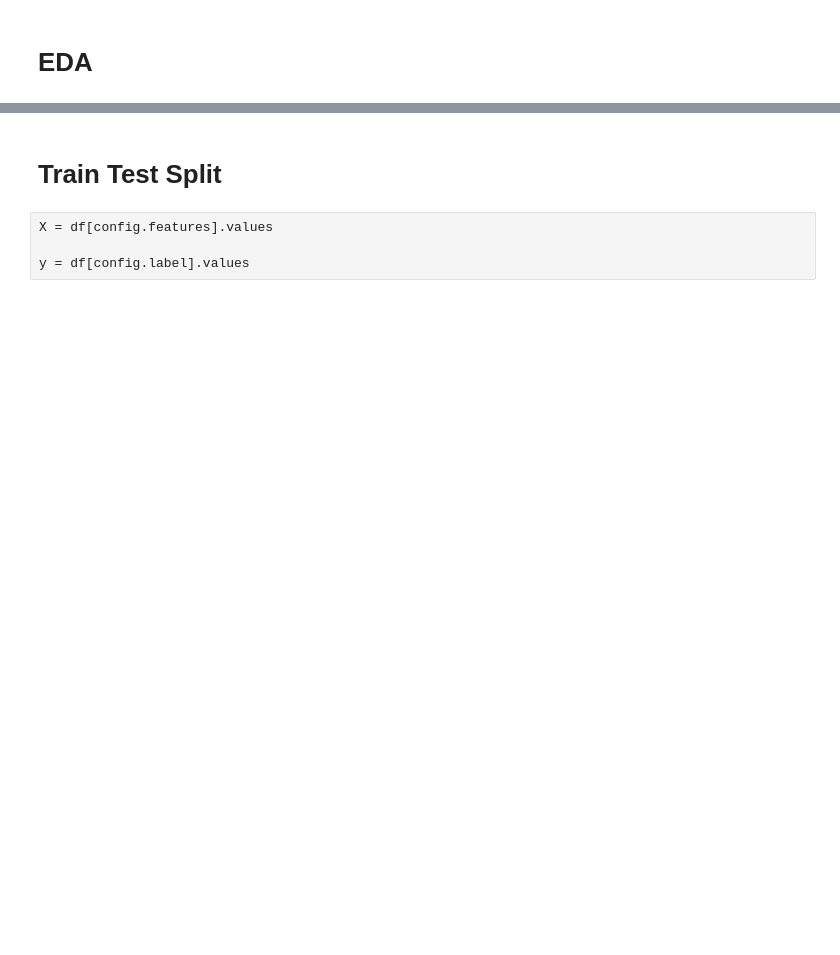
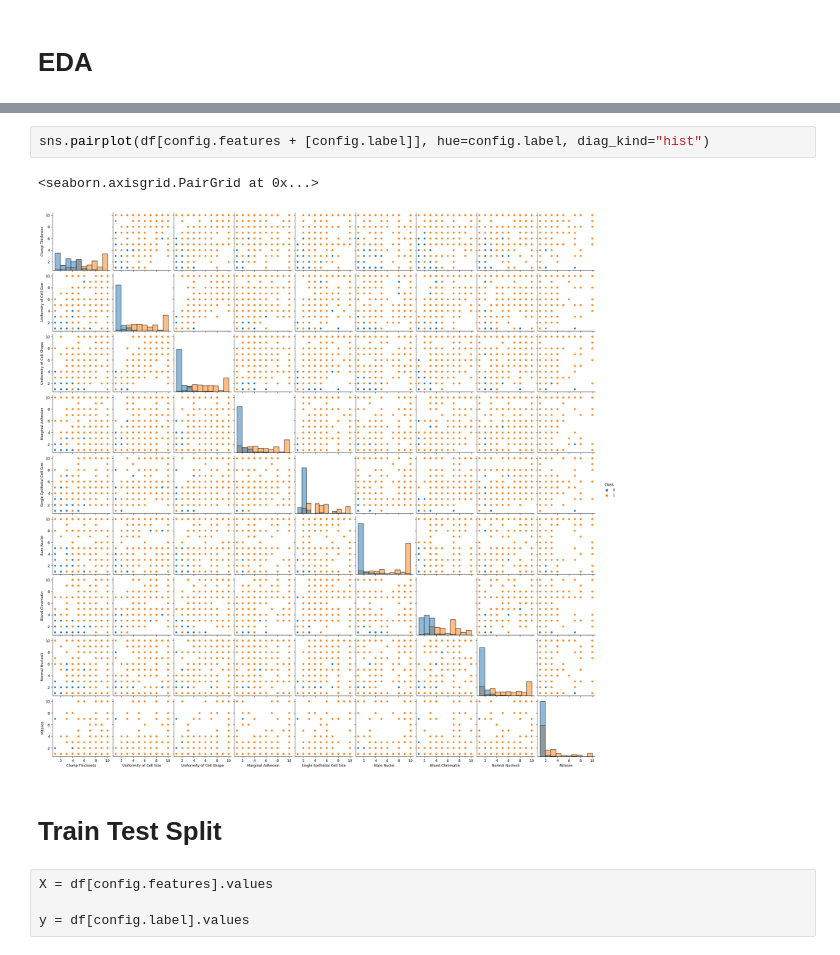
Before and after one commit to chankeith96/supervised_learning_experiments, a Jupyter notebook: 01_supervised_learning.ipynb, the cells around one changed output, grey strips where cells are left out. Cells and saved outputs as stored; diff of their text form; blank space fills up the shorter version.

```diff
--- a/01_supervised_learning.ipynb
+++ b/01_supervised_learning.ipynb
@@ -109,3 +223,8 @@ memory usage: 1.1 MB
+# %%
+sns.pairplot(df[config.features + [config.label]], hue=config.label, diag_kind="hist")
+# %% [output]
+<seaborn.axisgrid.PairGrid at 0x...>
+[figure, added]
 # %% [markdown]
 # Train Test Split
 # %%
```
Also changed, not shown: parts of 65 cells of this notebook, 24 other files.
